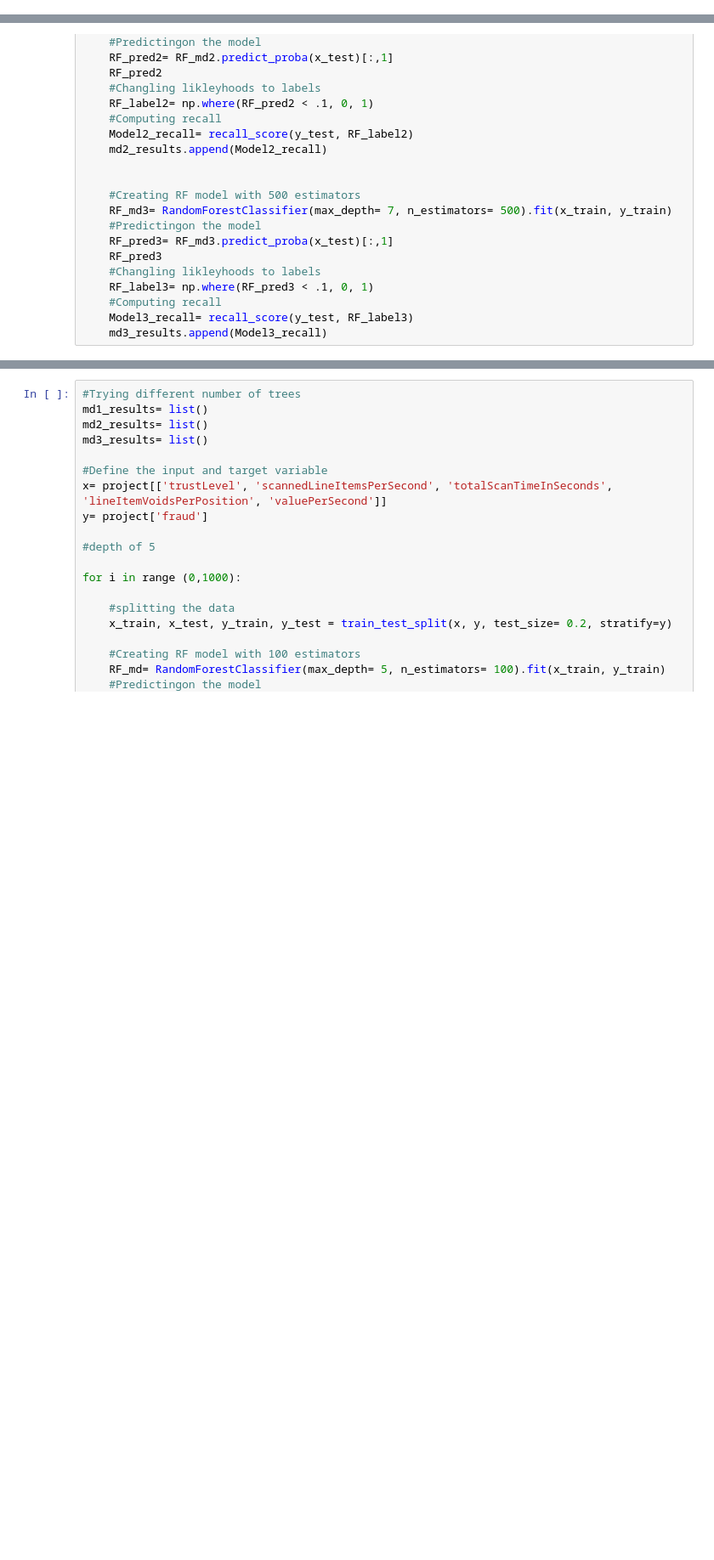
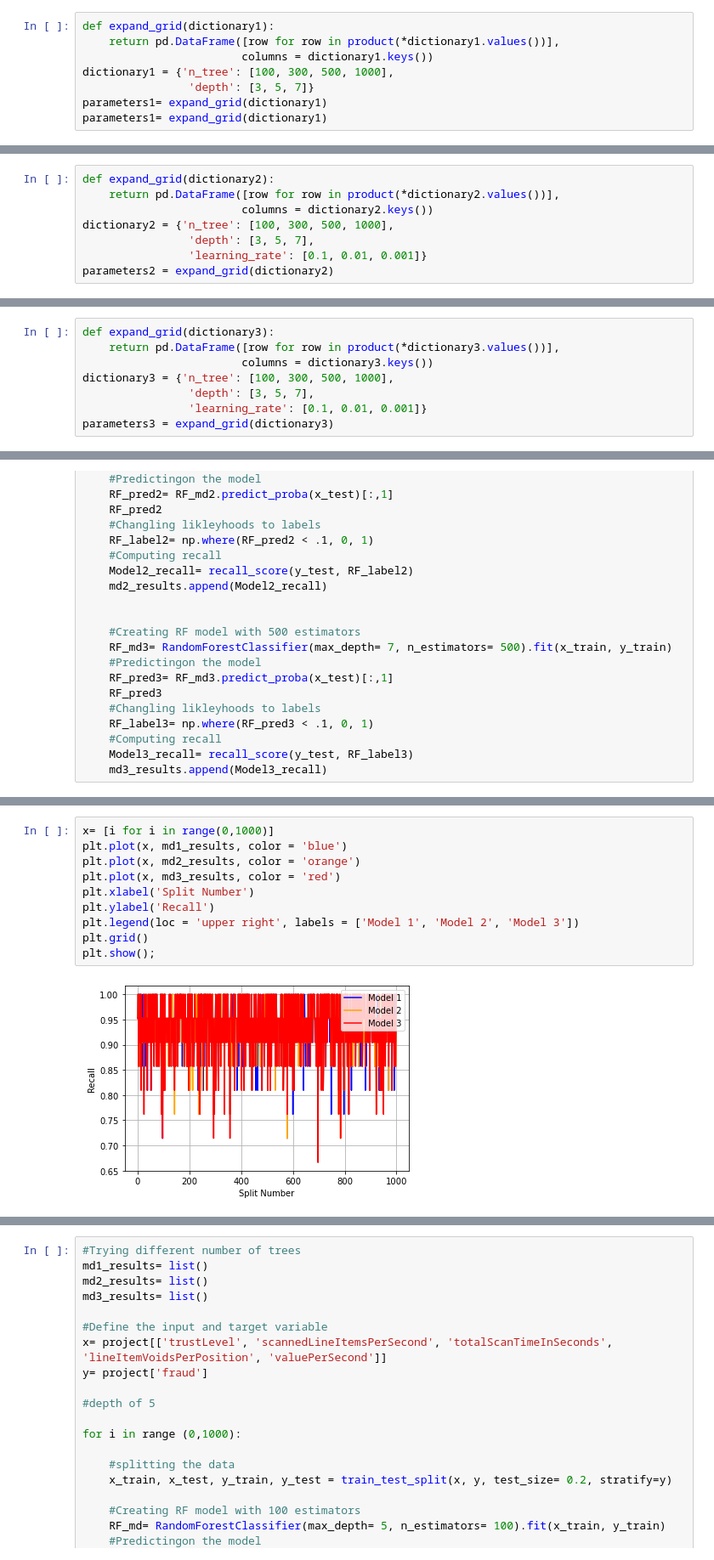
Before and after one commit to morgangant16/DATA-445, a Jupyter notebook: Project/Importance_Selector.ipynb, the cells around one changed output, grey strips where cells are left out. Shown at 85% size. Drawn from its saved outputs; the diff is of its cells as text; blank space fills up the shorter version.

```diff
--- a/Project/Importance_Selector.ipynb
+++ b/Project/Importance_Selector.ipynb
@@ -139,0 +95,8 @@ Average Recall for model 3: 0.9414285714285714
+# %%
+def expand_grid(dictionary1):
+    return pd.DataFrame([row for row in product(*dictionary1.values())],
+                        columns = dictionary1.keys())
+dictionary1 = {'n_tree': [100, 300, 500, 1000],
+                'depth': [3, 5, 7]}
+parameters1= expand_grid(dictionary1)
+parameters1= expand_grid(dictionary1)
@@ -139,0 +119,8 @@ Average Recall for model 3: 0.9414285714285714
+# %%
+def expand_grid(dictionary2):
+    return pd.DataFrame([row for row in product(*dictionary2.values())],
+                        columns = dictionary2.keys())
+dictionary2 = {'n_tree': [100, 300, 500, 1000],
+                'depth': [3, 5, 7],
+                'learning_rate': [0.1, 0.01, 0.001]}
+parameters2 = expand_grid(dictionary2)
@@ -139,0 +147,8 @@ Average Recall for model 3: 0.9414285714285714
+# %%
+def expand_grid(dictionary3):
+    return pd.DataFrame([row for row in product(*dictionary3.values())],
+                        columns = dictionary3.keys())
+dictionary3 = {'n_tree': [100, 300, 500, 1000],
+                'depth': [3, 5, 7],
+                'learning_rate': [0.1, 0.01, 0.001]}
+parameters3 = expand_grid(dictionary3)
@@ -200 +406,13 @@ Average Recall for model 3: 0.9390952380952382
+# %%
+x= [i for i in range(0,1000)]
+plt.plot(x, md1_results, color = 'blue')
+plt.plot(x, md2_results, color = 'orange')
+plt.plot(x, md3_results, color = 'red')
+plt.xlabel('Split Number')
+plt.ylabel('Recall')
+plt.legend(loc = 'upper right', labels = ['Model 1', 'Model 2', 'Model 3'])
+plt.grid()
+plt.show();
+# %% [output]
+[figure, added]
 # %%
```
Also changed, not shown: parts of 44 cells of this notebook.
